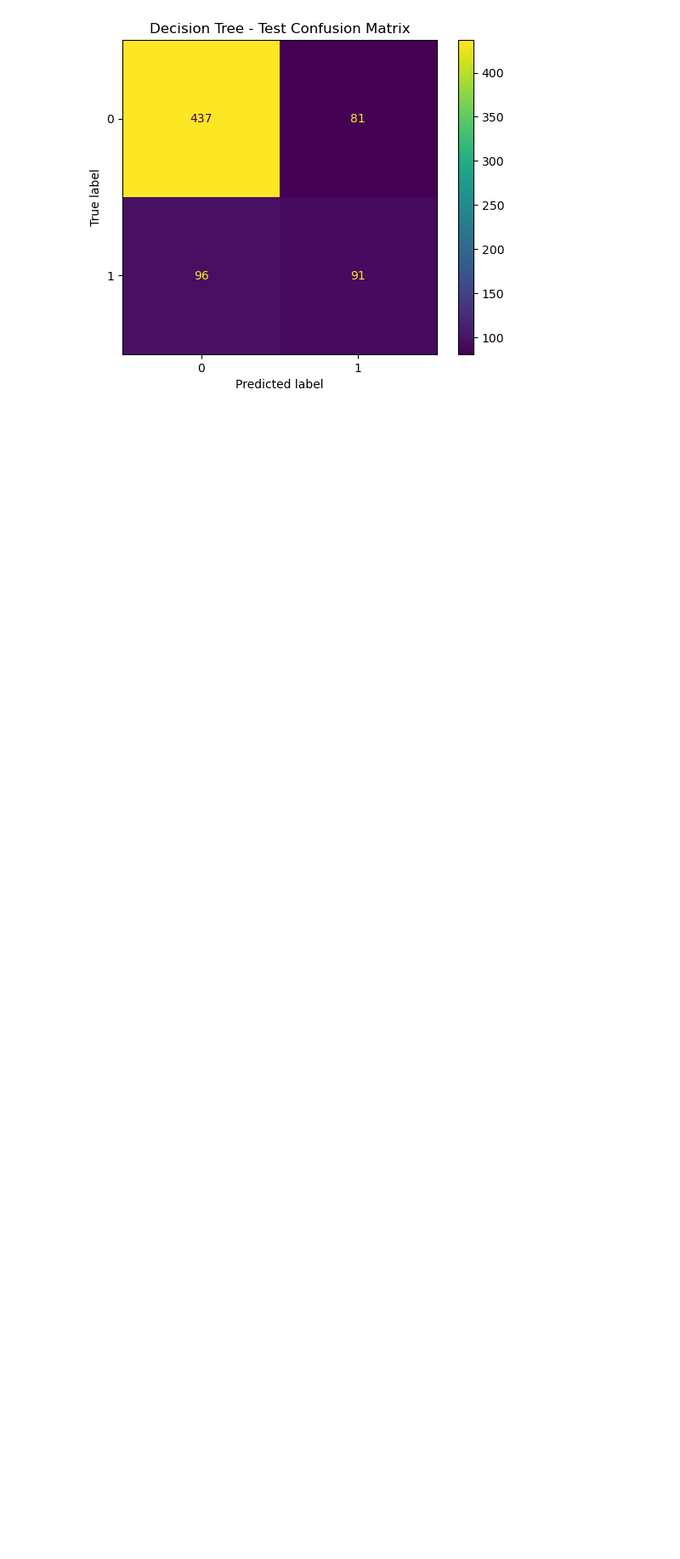
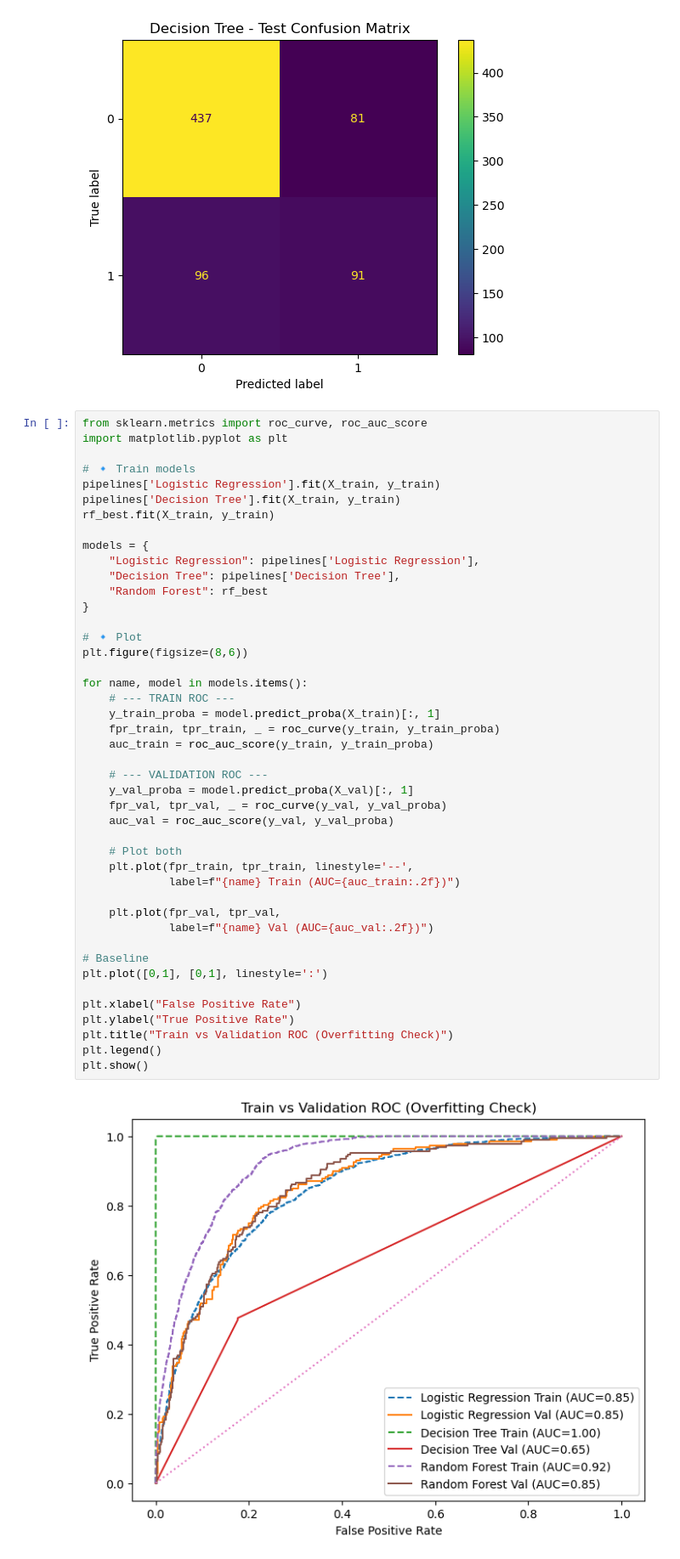
Before and after one commit to arijfh/KGM310_Team1, a Jupyter notebook: Step 3 Modelling - Code_ updated.ipynb, the cells around one changed output. Shown at 85% size. Cells and saved outputs as stored; diff of their text form; blank space fills up the shorter version.

```diff
--- a/Step 3 Modelling - Code_ updated.ipynb
+++ b/Step 3 Modelling - Code_ updated.ipynb
@@ -411,3 +411,49 @@ for name, pipe in pipelines.items():
 [figure]
 [figure]
 [figure]
+# %%
+from sklearn.metrics import roc_curve, roc_auc_score
+import matplotlib.pyplot as plt
+
+# 🔹 Train models
+pipelines['Logistic Regression'].fit(X_train, y_train)
+pipelines['Decision Tree'].fit(X_train, y_train)
+rf_best.fit(X_train, y_train)
+
+models = {
+    "Logistic Regression": pipelines['Logistic Regression'],
+    "Decision Tree": pipelines['Decision Tree'],
+    "Random Forest": rf_best
+}
+
+# 🔹 Plot
+plt.figure(figsize=(8,6))
+
+for name, model in models.items():
+    # --- TRAIN ROC ---
+    y_train_proba = model.predict_proba(X_train)[:, 1]
+    fpr_train, tpr_train, _ = roc_curve(y_train, y_train_proba)
+    auc_train = roc_auc_score(y_train, y_train_proba)
+
+    # --- VALIDATION ROC ---
+    y_val_proba = model.predict_proba(X_val)[:, 1]
+    fpr_val, tpr_val, _ = roc_curve(y_val, y_val_proba)
+    auc_val = roc_auc_score(y_val, y_val_proba)
+
+    # Plot both
+    plt.plot(fpr_train, tpr_train, linestyle='--',
+             label=f"{name} Train (AUC={auc_train:.2f})")
+
+    plt.plot(fpr_val, tpr_val,
+             label=f"{name} Val (AUC={auc_val:.2f})")
+
+# Baseline
+plt.plot([0,1], [0,1], linestyle=':')
+
+plt.xlabel("False Positive Rate")
+plt.ylabel("True Positive Rate")
+plt.title("Train vs Validation ROC (Overfitting Check)")
+plt.legend()
+plt.show()
+# %% [output]
+[figure, added]
```
Also changed, not shown: parts of 1 cell of this notebook.
